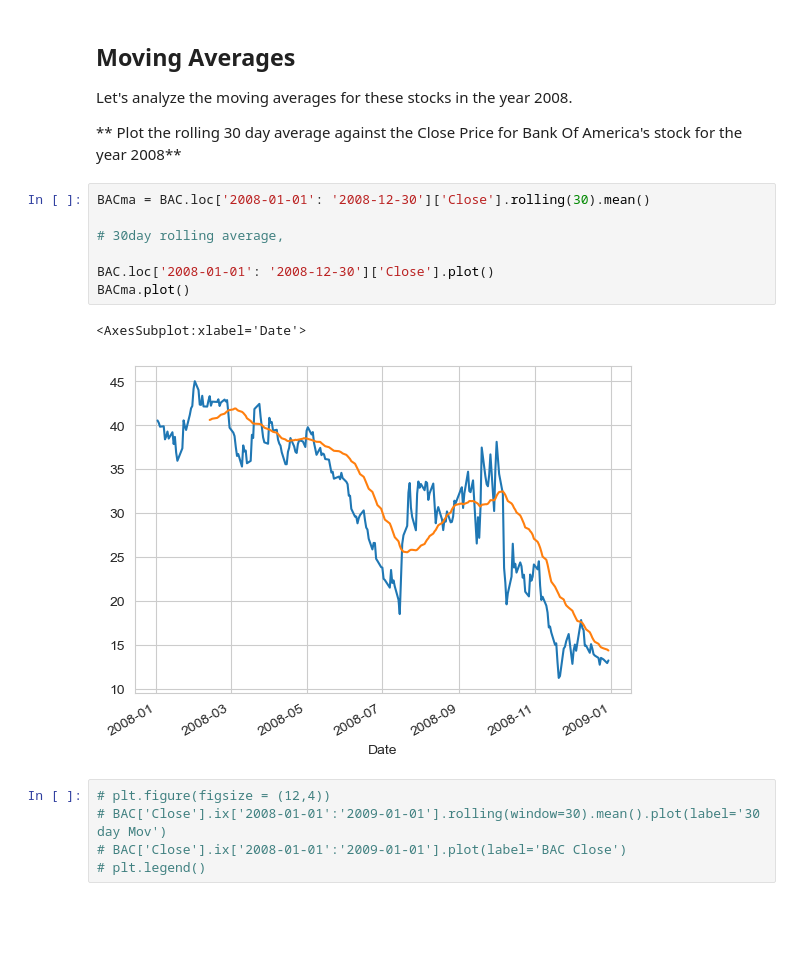
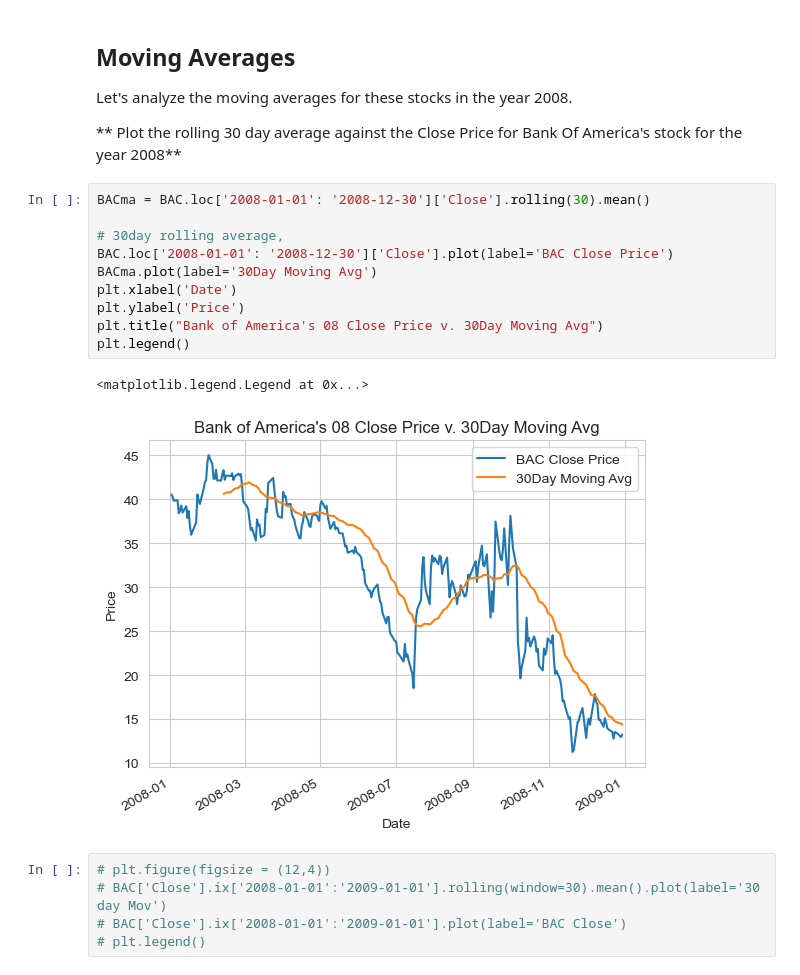
Before and after one commit to JoseArnel/Financial_Crisis_2007-08, a Jupyter notebook: Finance_Project.ipynb, the cells around one changed output. Saved outputs shown, nothing was run; the diff lists cells and outputs as text; blank space fills up the shorter version.

```diff
--- a/Finance_Project.ipynb
+++ b/Finance_Project.ipynb
@@ -324,13 +315,16 @@ Let's analyze the moving averages for these stocks in the year 2008.
 # %%
 BACma = BAC.loc['2008-01-01': '2008-12-30']['Close'].rolling(30).mean()
 
 # 30day rolling average,
-
-BAC.loc['2008-01-01': '2008-12-30']['Close'].plot()
-BACma.plot()
+BAC.loc['2008-01-01': '2008-12-30']['Close'].plot(label='BAC Close Price')
+BACma.plot(label='30Day Moving Avg')
+plt.xlabel('Date')
+plt.ylabel('Price')
+plt.title("Bank of America's 08 Close Price v. 30Day Moving Avg")
+plt.legend()
 # %% [output]
-<AxesSubplot:xlabel='Date'>
+<matplotlib.legend.Legend at 0x...>
-[figure, old version]
+[figure, new version]
 # %%
 # plt.figure(figsize = (12,4))
 # BAC['Close'].ix['2008-01-01':'2009-01-01'].rolling(window=30).mean().plot(label='30 day Mov')
```
Also changed, not shown: parts of 10 cells of this notebook, 1 other file.
